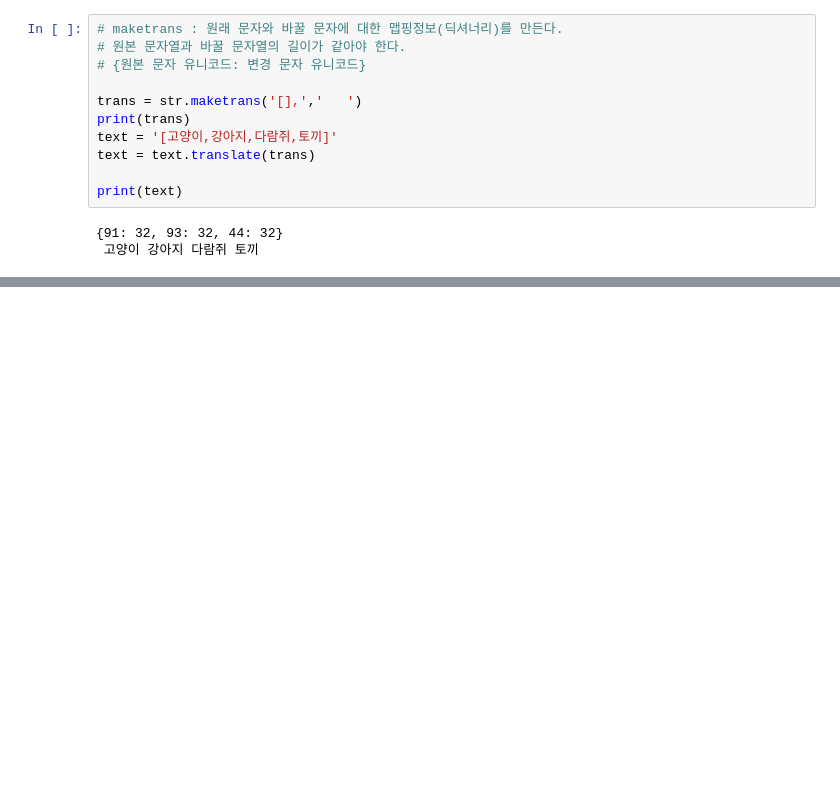
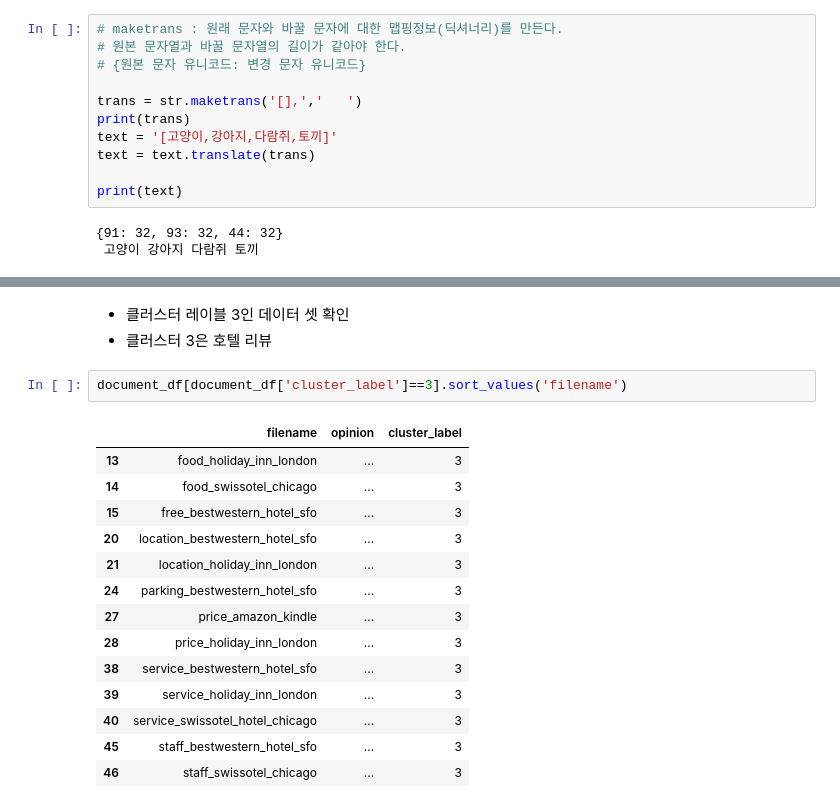
Before and after one commit to jjh9329/numpy-study, a Jupyter notebook: 05.MachinLearning/23(텍스트 분석) 문서 군집화.ipynb, the cells around one changed output, grey strips where cells are left out. Cells and saved outputs as stored; diff of their text form; blank space fills up the shorter version.

```diff
--- a/05.MachinLearning/23(텍스트 분석) 문서 군집화.ipynb
+++ b/05.MachinLearning/23(텍스트 분석) 문서 군집화.ipynb
@@ -75,0 +176,20 @@ print(text)
+# %% [markdown]
+- 클러스터 레이블 3인 데이터 셋 확인
+- 클러스터 3은 호텔 리뷰
+# %%
+document_df[document_df['cluster_label']==3].sort_values('filename')
+# %% [output]
+|  | filename | opinion | cluster_label |
+| 13 | food_holiday_inn_london | ... | 3 |
+| 14 | food_swissotel_chicago | ... | 3 |
+| 15 | free_bestwestern_hotel_sfo | ... | 3 |
+| 20 | location_bestwestern_hotel_sfo | ... | 3 |
+| 21 | location_holiday_inn_london | ... | 3 |
+| 24 | parking_bestwestern_hotel_sfo | ... | 3 |
+| 27 | price_amazon_kindle | ... | 3 |
+| 28 | price_holiday_inn_london | ... | 3 |
+| 38 | service_bestwestern_hotel_sfo | ... | 3 |
+| 39 | service_holiday_inn_london | ... | 3 |
+| 40 | service_swissotel_hotel_chicago | ... | 3 |
+| 45 | staff_bestwestern_hotel_sfo | ... | 3 |
+| 46 | staff_swissotel_chicago | ... | 3 |
```
Also changed, not shown: parts of 28 cells of this notebook, 2 other files.
